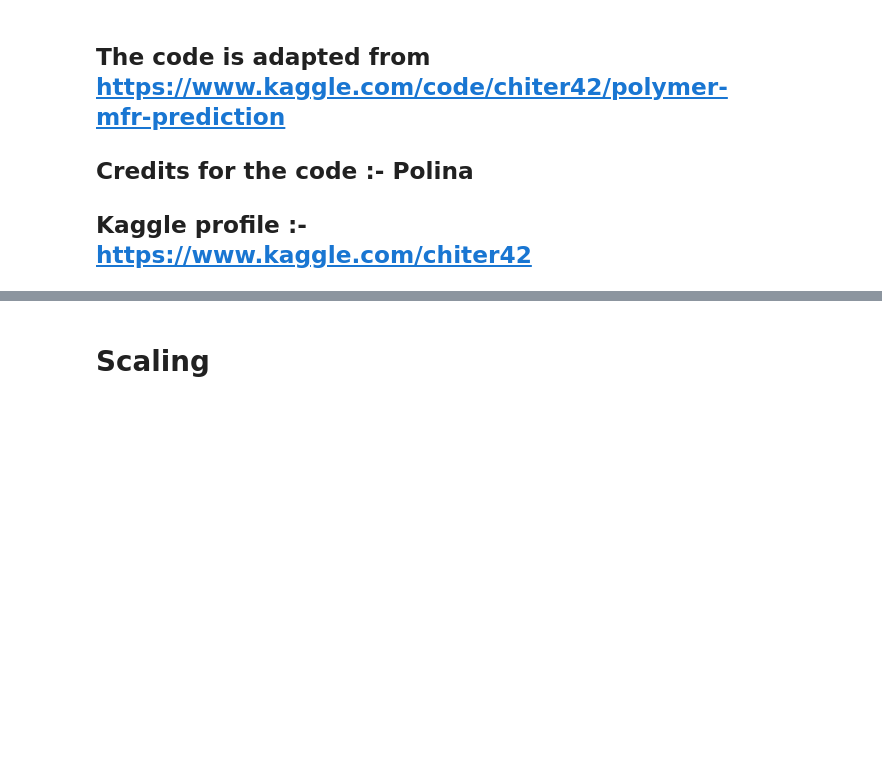
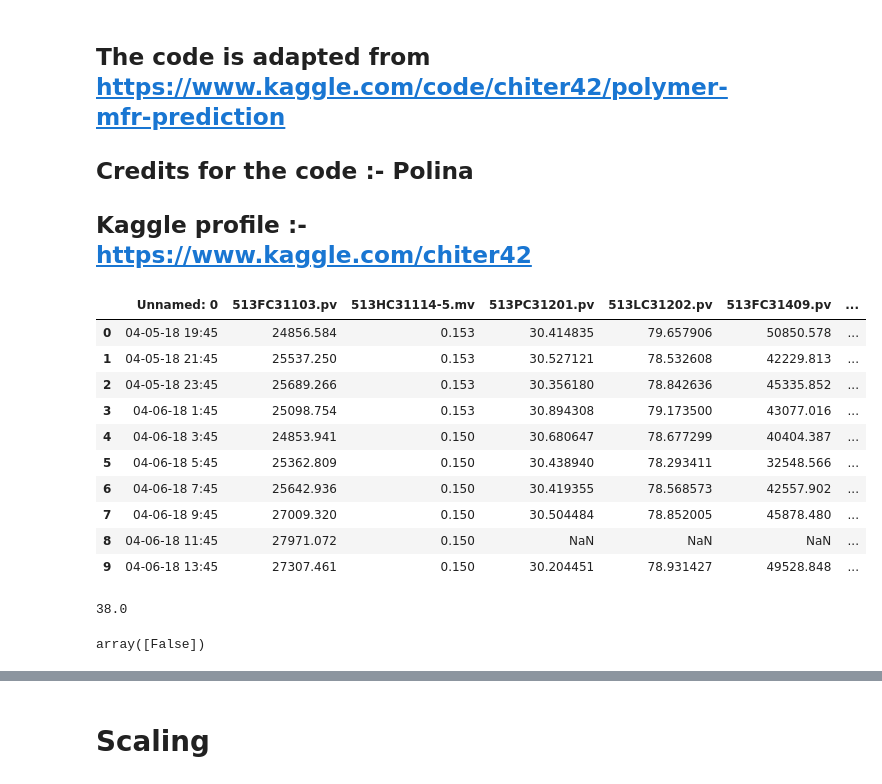
Before and after one commit to Mayank0512/BTP, a Jupyter notebook: Codes/Polymer-MFR-Prediction.ipynb, the cells around one changed output, grey strips where cells are left out. Saved outputs shown, nothing was run; the diff lists cells and outputs as text; code cells hidden in the pictures; blank space fills up the shorter version.

```diff
--- a/Codes/Polymer-MFR-Prediction.ipynb
+++ b/Codes/Polymer-MFR-Prediction.ipynb
@@ -18,14 +18,30 @@ from sklearn.neighbors import KNeighborsRegressor
 import xgboost
 from xgboost import XGBRegressor
 # %%
-data = pd.read_csv('../input/predict-mpv-of-polymer/algo.csv')
+data = pd.read_csv('../Data/Data-MFR_Prediction.xlsx')
 
 data.head(10)
+# %% [output]
+|  | Unnamed: 0 | 513FC31103.pv | 513HC31114-5.mv | 513PC31201.pv | 513LC31202.pv | 513FC31409.pv | ... |
+| 0 | 04-05-18 19:45 | 24856.584 | 0.153 | 30.414835 | 79.657906 | 50850.578 | ... |
+| 1 | 04-05-18 21:45 | 25537.250 | 0.153 | 30.527121 | 78.532608 | 42229.813 | ... |
+| 2 | 04-05-18 23:45 | 25689.266 | 0.153 | 30.356180 | 78.842636 | 45335.852 | ... |
+| 3 | 04-06-18 1:45 | 25098.754 | 0.153 | 30.894308 | 79.173500 | 43077.016 | ... |
+| 4 | 04-06-18 3:45 | 24853.941 | 0.150 | 30.680647 | 78.677299 | 40404.387 | ... |
+| 5 | 04-06-18 5:45 | 25362.809 | 0.150 | 30.438940 | 78.293411 | 32548.566 | ... |
+| 6 | 04-06-18 7:45 | 25642.936 | 0.150 | 30.419355 | 78.568573 | 42557.902 | ... |
+| 7 | 04-06-18 9:45 | 27009.320 | 0.150 | 30.504484 | 78.852005 | 45878.480 | ... |
+| 8 | 04-06-18 11:45 | 27971.072 | 0.150 | NaN | NaN | NaN | ... |
+| 9 | 04-06-18 13:45 | 27307.461 | 0.150 | 30.204451 | 78.931427 | 49528.848 | ... |
 # %%
 max(data['MFR'])
+# %% [output]
+38.0
 # %%
 data = data.rename(columns = {'Unnamed: 0': 'Date', '513FC31103.pv': 'Propylene feed rate (kg/h)','513HC31114-5.mv': 'Hydrogen : C3','513PC31201.pv':'Reactor pressure (bar)','513LC31202.pv':'Reactor bed level (m)','513FC31409.pv':'Ethylene flow rate (kg/h)','513FC31114-5.pv':'Catalyst feed rate (kg/h)','513TC31220.pv':'Reactor temperature','MFR':'MFR'})
 # %%
 np.unique(data.duplicated()) #Verifying there are no duplicates
+# %% [output]
+array([False])
 # %%
 data
```
Also changed, not shown: parts of 16 cells of this notebook, 10 other files.
